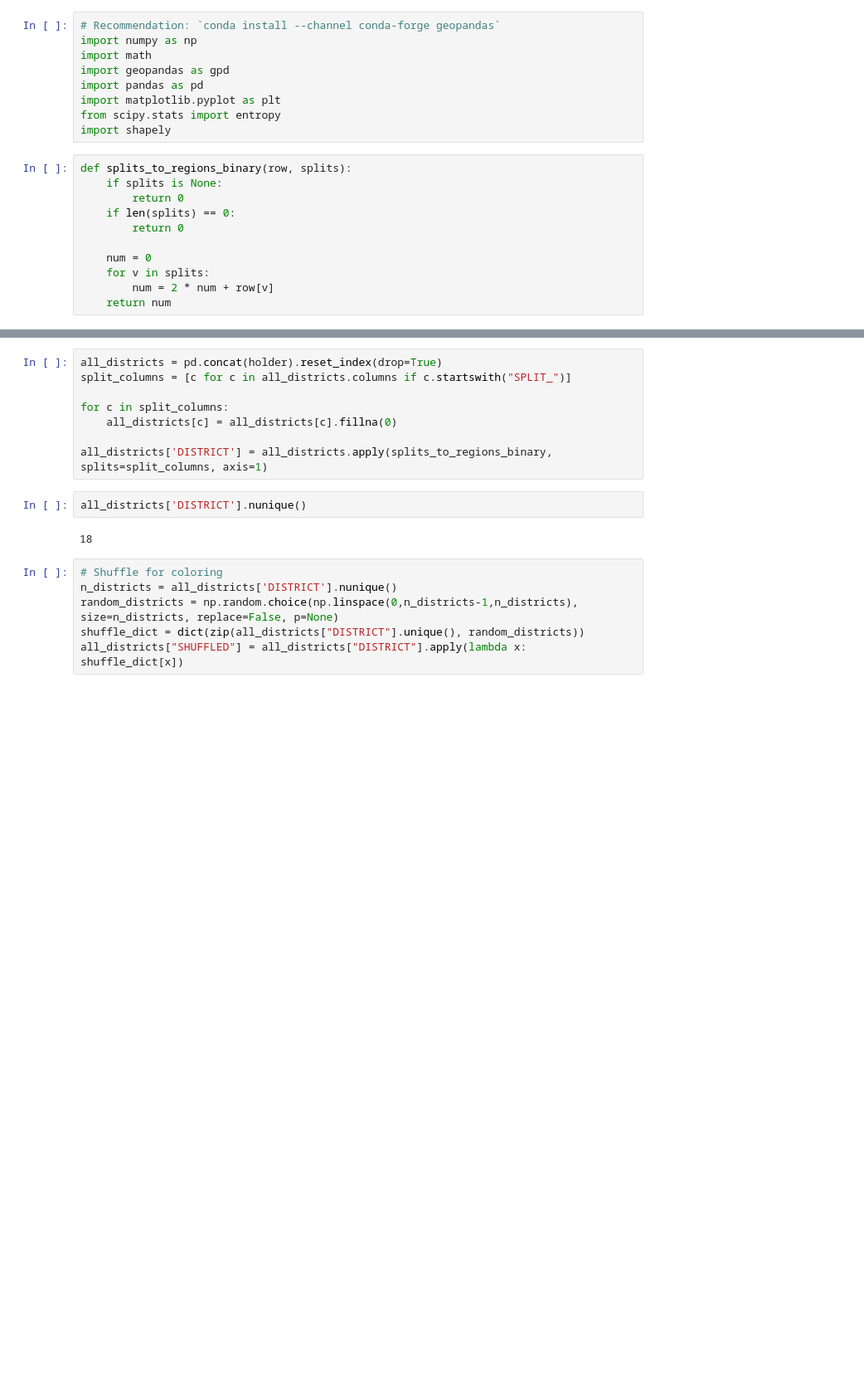
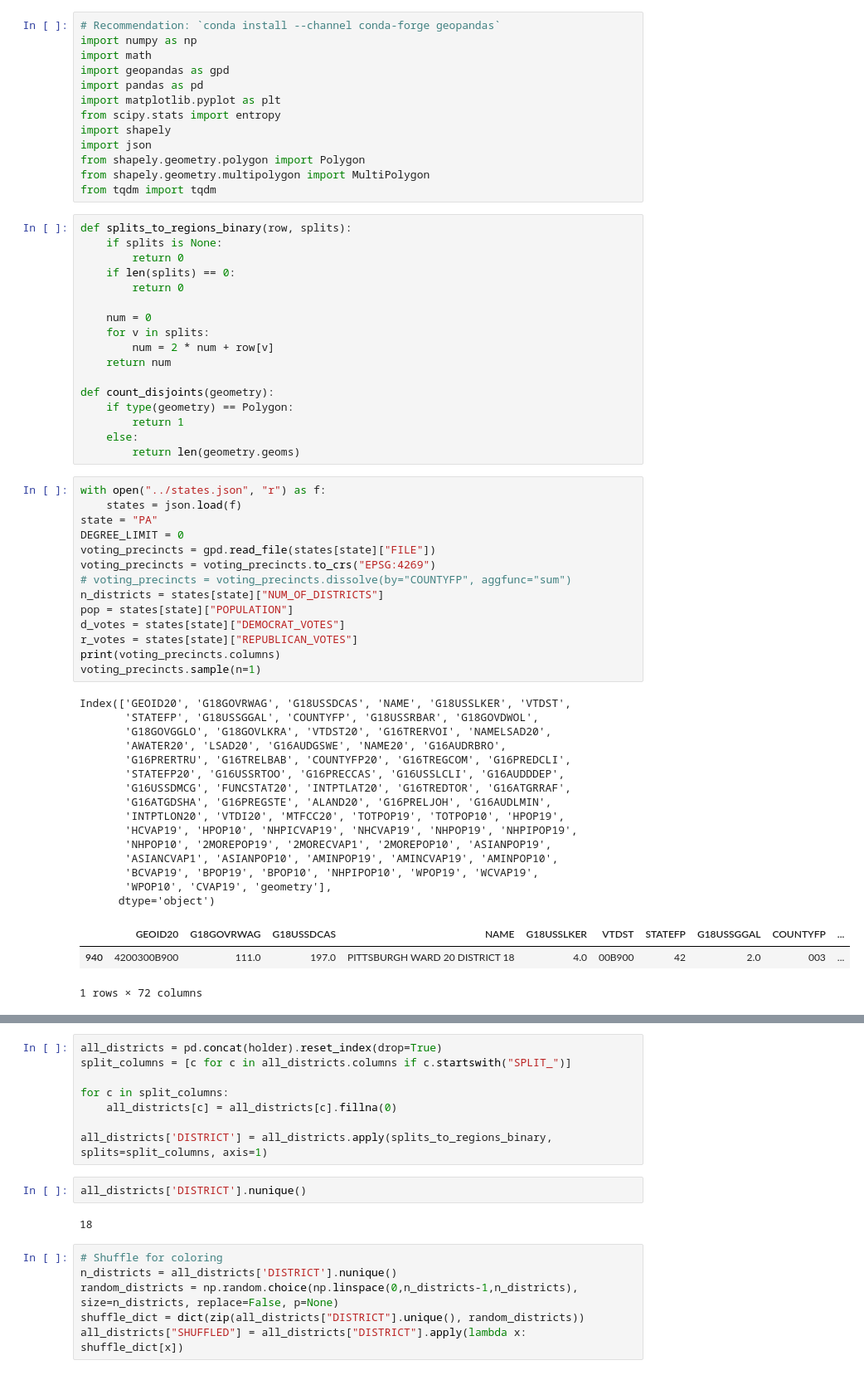
Before and after one commit to yagnesh7/clock-hand-redistricting, a Jupyter notebook: redistricting/split_review.ipynb, the cells around one changed output, grey strips where cells are left out. Shown: that part at 83% size. Saved outputs shown, nothing was run; the diff lists cells and outputs as text; blank space fills up the shorter version.

```diff
--- a/redistricting/split_review.ipynb
+++ b/redistricting/split_review.ipynb
@@ -7,6 +7,10 @@ import pandas as pd
 import matplotlib.pyplot as plt
 from scipy.stats import entropy
 import shapely
+import json
+from shapely.geometry.polygon import Polygon
+from shapely.geometry.multipolygon import MultiPolygon
+from tqdm import tqdm
 # %%
 def splits_to_regions_binary(row, splits):
     if splits is None:
@@ -18,4 +22,43 @@ def splits_to_regions_binary(row, splits):
     for v in splits:
         num = 2 * num + row[v]
     return num
+
+def count_disjoints(geometry):
+    if type(geometry) == Polygon:
+        return 1
+    else:
+        return len(geometry.geoms)
+# %%
+with open("../states.json", "r") as f:
+    states = json.load(f)
+state = "PA"
+DEGREE_LIMIT = 0
+voting_precincts = gpd.read_file(states[state]["FILE"])
+voting_precincts = voting_precincts.to_crs("EPSG:4269")
+# voting_precincts = voting_precincts.dissolve(by="COUNTYFP", aggfunc="sum")
+n_districts = states[state]["NUM_OF_DISTRICTS"]
+pop = states[state]["POPULATION"]
+d_votes = states[state]["DEMOCRAT_VOTES"]
+r_votes = states[state]["REPUBLICAN_VOTES"]
+print(voting_precincts.columns)
+voting_precincts.sample(n=1)
+# %% [output]
+Index(['GEOID20', 'G18GOVRWAG', 'G18USSDCAS', 'NAME', 'G18USSLKER', 'VTDST',
+       'STATEFP', 'G18USSGGAL', 'COUNTYFP', 'G18USSRBAR', 'G18GOVDWOL',
+       'G18GOVGGLO', 'G18GOVLKRA', 'VTDST20', 'G16TRERVOI', 'NAMELSAD20',
+       'AWATER20', 'LSAD20', 'G16AUDGSWE', 'NAME20', 'G16AUDRBRO',
+       'G16PRERTRU', 'G16TRELBAB', 'COUNTYFP20', 'G16TREGCOM', 'G16PREDCLI',
+       'STATEFP20', 'G16USSRTOO', 'G16PRECCAS', 'G16USSLCLI', 'G16AUDDDEP',
+       'G16USSDMCG', 'FUNCSTAT20', 'INTPTLAT20', 'G16TREDTOR', 'G16ATGRRAF',
+       'G16ATGDSHA', 'G16PREGSTE', 'ALAND20', 'G16PRELJOH', 'G16AUDLMIN',
+       'INTPTLON20', 'VTDI20', 'MTFCC20', 'TOTPOP19', 'TOTPOP10', 'HPOP19',
+       'HCVAP19', 'HPOP10', 'NHPICVAP19', 'NHCVAP19', 'NHPOP19', 'NHPIPOP19',
+       'NHPOP10', '2MOREPOP19', '2MORECVAP1', '2MOREPOP10', 'ASIANPOP19',
+       'ASIANCVAP1', 'ASIANPOP10', 'AMINPOP19', 'AMINCVAP19', 'AMINPOP10',
+       'BCVAP19', 'BPOP19', 'BPOP10', 'NHPIPOP10', 'WPOP19', 'WCVAP19',
+       'WPOP10', 'CVAP19', 'geometry'],
+      dtype='object')
+|  | GEOID20 | G18GOVRWAG | G18USSDCAS | NAME | G18USSLKER | VTDST | STATEFP | G18USSGGAL | COUNTYFP | ... |
+| 940 | 4200300B900 | 111.0 | 197.0 | PITTSBURGH WARD 20 DISTRICT 18 | 4.0 | 00B900 | 42 | 2.0 | 003 | ... |
+1 rows × 72 columns
 # %%
```
Also changed, not shown: parts of 27 cells of this notebook.
